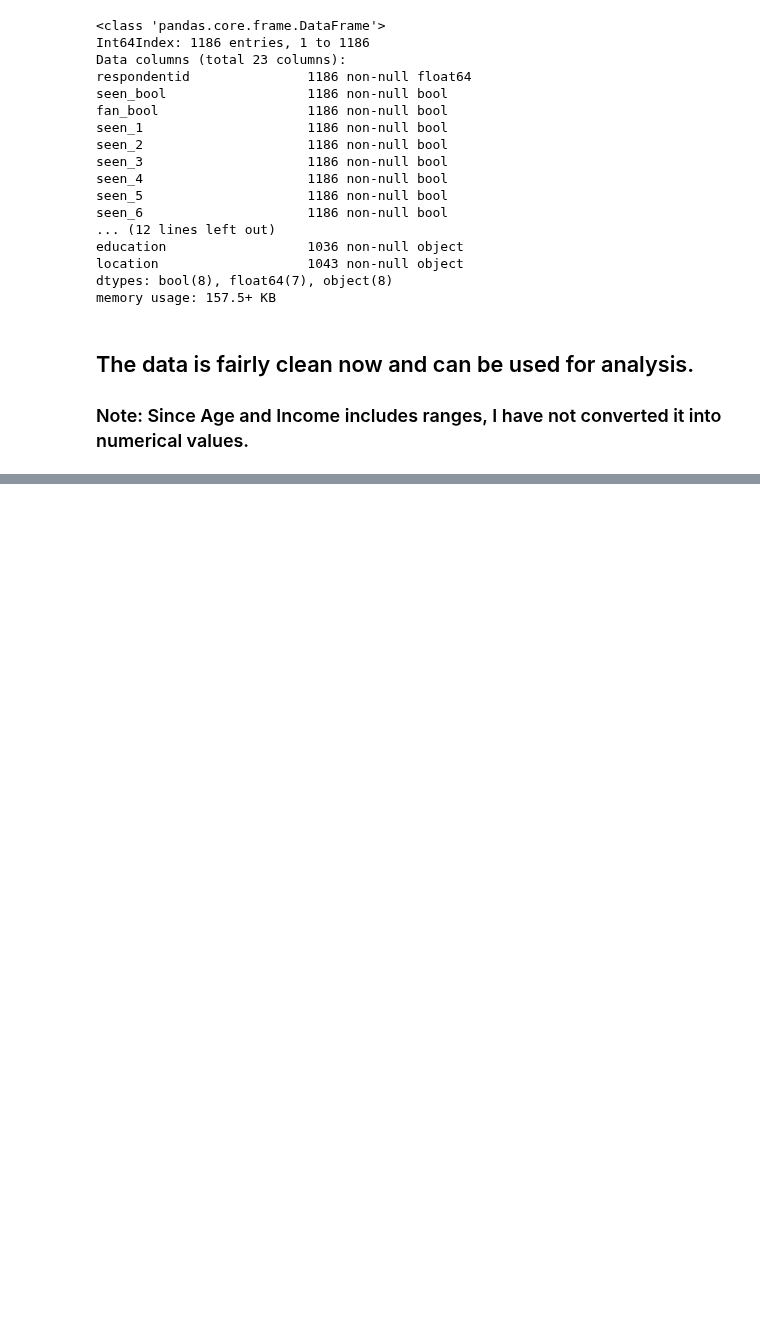
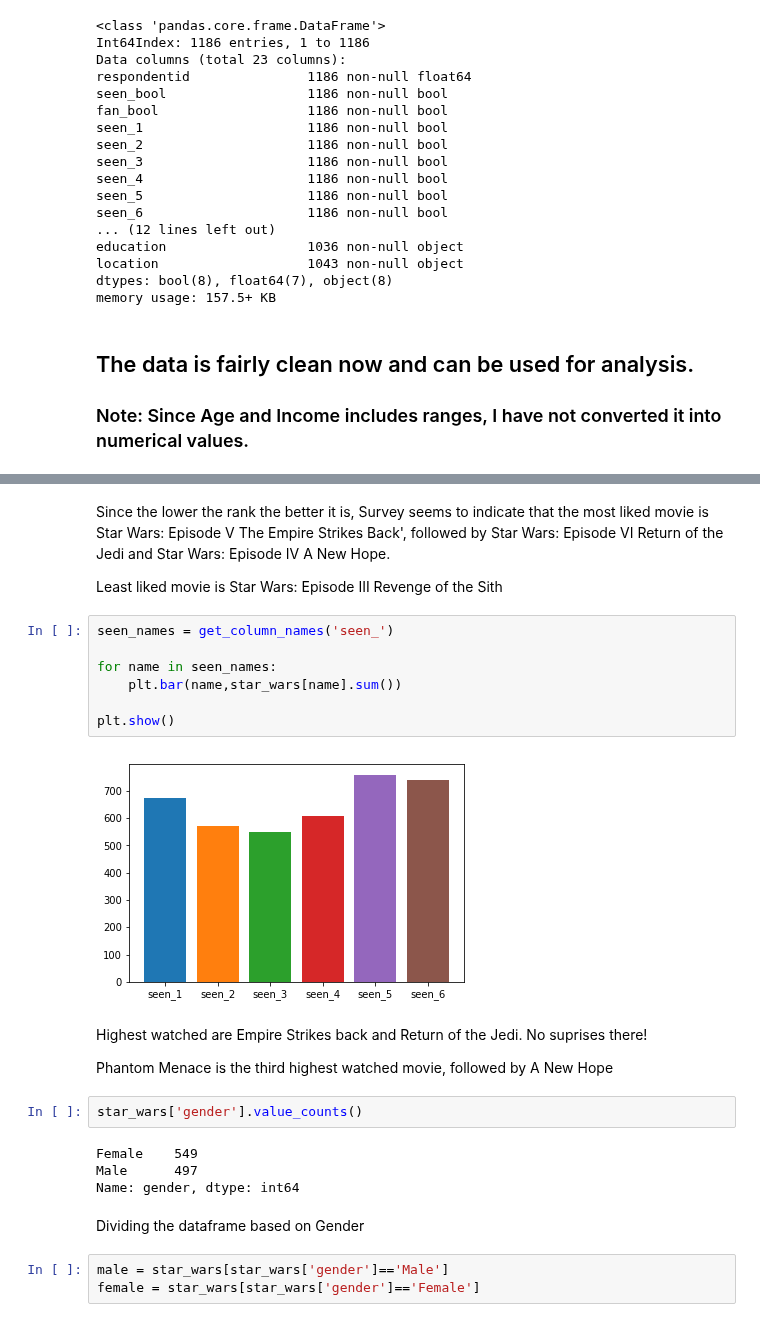
Before and after one commit to sachinprabhu90/Star-Wars, a Jupyter notebook: star_wars.ipynb, the cells around one changed output, grey strips where cells are left out. Drawn from its saved outputs; the diff is of its cells as text; blank space fills up the shorter version.

```diff
--- a/star_wars.ipynb
+++ b/star_wars.ipynb
@@ -464,0 +498,28 @@ memory usage: 157.5+ KB
+# %% [markdown]
+Since the lower the rank the better it is, Survey seems to indicate that the most liked movie is Star Wars: Episode V The Empire Strikes Back', followed by Star Wars: Episode VI Return of the Jedi and Star Wars: Episode IV  A New Hope.
+
+Least liked movie is Star Wars: Episode III  Revenge of the Sith
+# %%
+seen_names = get_column_names('seen_')
+
+for name in seen_names:
+    plt.bar(name,star_wars[name].sum())
+
+plt.show()
+# %% [output]
+[figure, added]
+# %% [markdown]
+Highest watched are Empire Strikes back and Return of the Jedi. No suprises there!
+
+Phantom Menace is the third highest watched movie, followed by A New Hope
+# %%
+star_wars['gender'].value_counts()
+# %% [output]
+Female    549
+Male      497
+Name: gender, dtype: int64
+# %% [markdown]
+Dividing the dataframe based on Gender
+# %%
+male = star_wars[star_wars['gender']=='Male']
+female = star_wars[star_wars['gender']=='Female']
```
Also changed, not shown: parts of 19 cells of this notebook.
